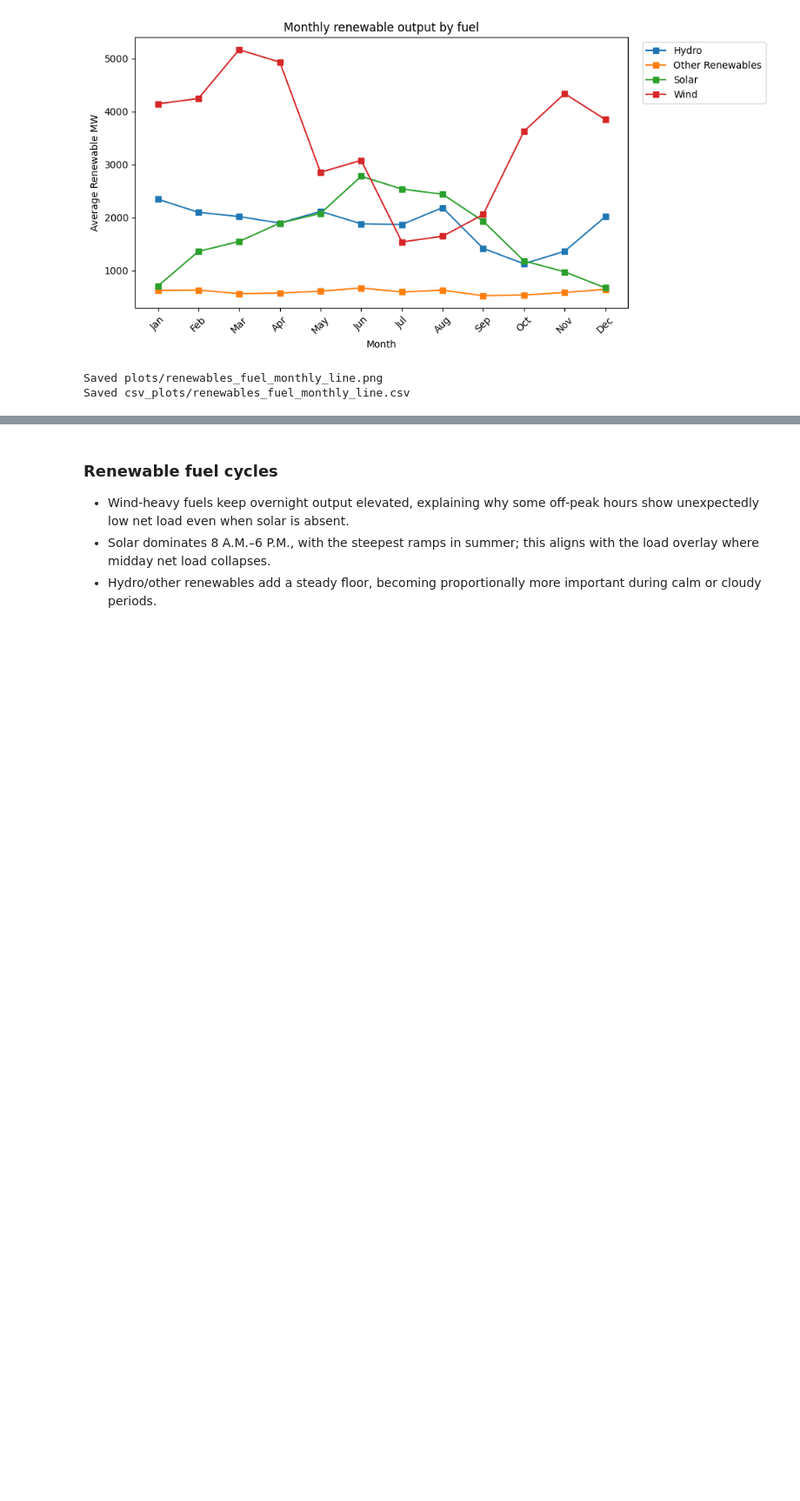
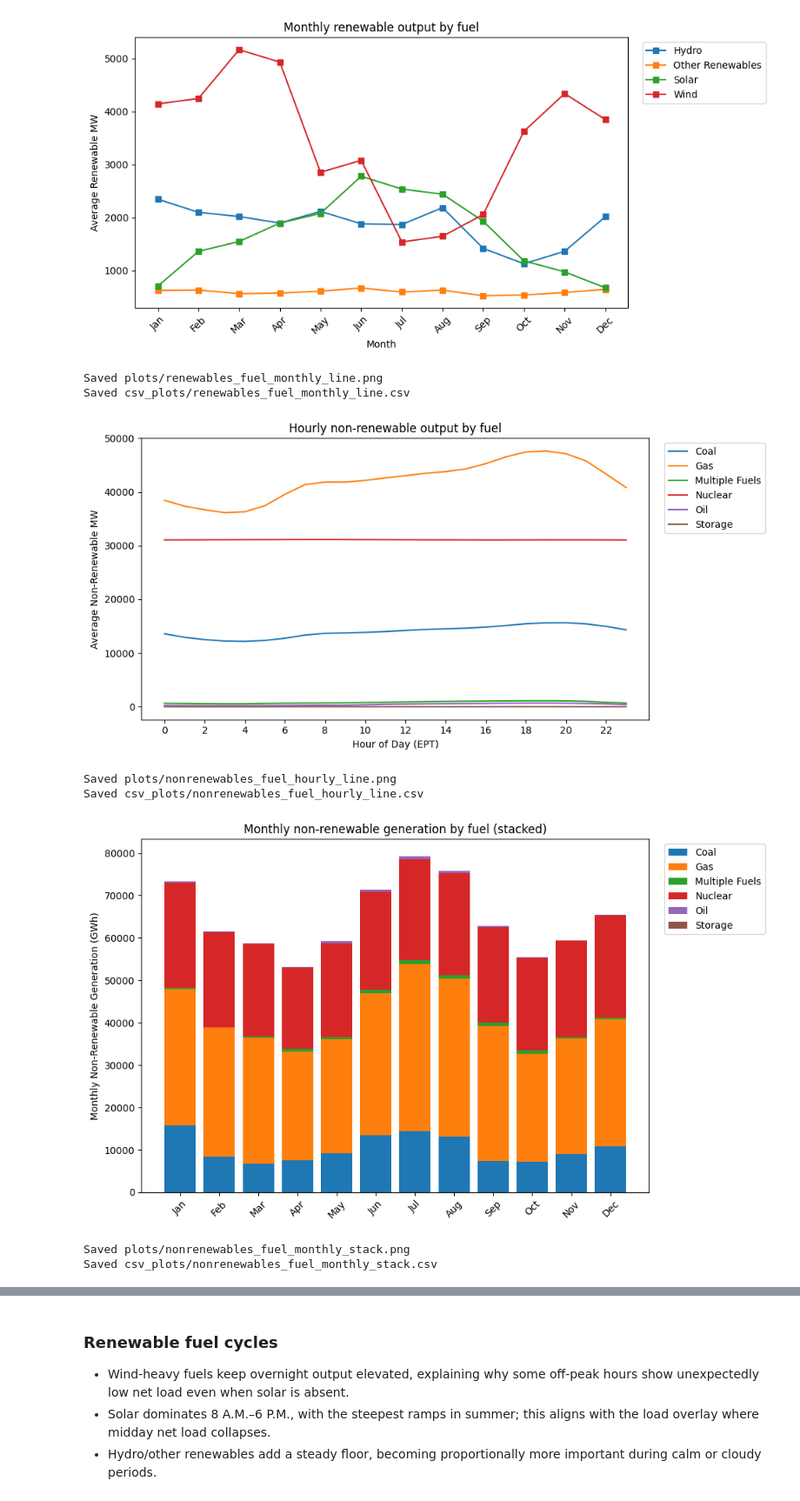
Before and after one commit to Terraform05/CFT-Energy-Analysis, a Jupyter notebook: energy.ipynb, the cells around one changed output, grey strips where cells are left out. Shown at 87% size. Saved outputs shown, nothing was run; the diff lists cells and outputs as text; code cells hidden in the pictures; blank space fills up the shorter version.

```diff
--- a/energy.ipynb
+++ b/energy.ipynb
@@ -97,6 +97,15 @@ df_renew_total = (
 )
 
 print(f"Prepared {len(df_renew_total):,} hourly renewable totals across {df_renew_hourly_fuel['fuel_type'].nunique()} fuel types.")
+
+
+nonrenewable_mask = ~renewable_mask
+_df_nonrenew = (
+    df_gen.loc[nonrenewable_mask, ["hour_beginning_ept", "fuel_type", "mw"]]
+    .dropna(subset=["hour_beginning_ept"])
+    .groupby(["hour_beginning_ept", "fuel_type"], as_index=False)["mw"].sum()
+)
+df_nonrenew_hourly_fuel = _df_nonrenew.rename(columns={"mw": "nonrenewable_mw"})
 # %% [output]
 Prepared 8,775 hourly renewable totals across 4 fuel types.
 # %% [markdown]
@@ -502,3 +511,60 @@ Saved csv_plots/renewables_fuel_weekday_line.csv
 [figure]
 Saved plots/renewables_fuel_monthly_line.png
 Saved csv_plots/renewables_fuel_monthly_line.csv
+# %%
+
+nonrenew_fuel = df_nonrenew_hourly_fuel.copy()
+nonrenew_fuel["hour"] = nonrenew_fuel["hour_beginning_ept"].dt.hour
+nonrenew_fuel["month_name"] = nonrenew_fuel["hour_beginning_ept"].dt.strftime("%b")
+
+# Hourly averages by non-renewable fuel
+hourly_nonrenew = (
+    nonrenew_fuel.groupby(["fuel_type", "hour"])["nonrenewable_mw"].mean().reset_index()
+)
+fig, ax = plt.subplots(figsize=(10, 5))
+for fuel, grp in hourly_nonrenew.groupby("fuel_type"):
+    ax.plot(grp["hour"], grp["nonrenewable_mw"], label=fuel)
+ax.set_xlabel("Hour of Day (EPT)")
+ax.set_ylabel("Average Non-Renewable MW")
+ax.set_title("Hourly non-renewable output by fuel")
+ax.set_xticks(range(0, 24, 2))
+ax.legend(bbox_to_anchor=(1.02, 1), loc="upper left")
+save_fig(fig, "nonrenewables_fuel_hourly_line")
+save_plot_data(
+    hourly_nonrenew.rename(columns={"nonrenewable_mw": "average_mw"}),
+    "nonrenewables_fuel_hourly_line",
+)
+
+# Monthly summed generation by non-renewable fuel (GWh)
+month_order = ["Jan", "Feb", "Mar", "Apr", "May", "Jun", "Jul", "Aug", "Sep", "Oct", "Nov", "Dec"]
+monthly_nonrenew = (
+    nonrenew_fuel.groupby(["fuel_type", "month_name"])["nonrenewable_mw"].sum().reset_index()
+)
+monthly_nonrenew["gwh"] = monthly_nonrenew["nonrenewable_mw"] / 1000  # MW->GWh per hour
+stack = (
+    monthly_nonrenew
+    .pivot(index="month_name", columns="fuel_type", values="gwh")
+    .reindex(month_order)
+    .fillna(0)
+)
+fig, ax = plt.subplots(figsize=(10, 6))
+bottom = np.zeros(len(stack))
+for fuel in stack.columns:
+    ax.bar(stack.index, stack[fuel], bottom=bottom, label=fuel)
+    bottom += stack[fuel].values
+ax.set_ylabel("Monthly Non-Renewable Generation (GWh)")
+ax.set_title("Monthly non-renewable generation by fuel (stacked)")
+ax.tick_params(axis="x", rotation=45)
+ax.legend(bbox_to_anchor=(1.02, 1), loc="upper left")
+save_fig(fig, "nonrenewables_fuel_monthly_stack")
+save_plot_data(
+    monthly_nonrenew[["fuel_type", "month_name", "gwh"]],
+    "nonrenewables_fuel_monthly_stack",
+)
+# %% [output]
+[figure, added]
+Saved plots/nonrenewables_fuel_hourly_line.png
+Saved csv_plots/nonrenewables_fuel_hourly_line.csv
+[figure, added]
+Saved plots/nonrenewables_fuel_monthly_stack.png
+Saved csv_plots/nonrenewables_fuel_monthly_stack.csv
```
Also changed, not shown: parts of 1 cell of this notebook, 44 other files.
